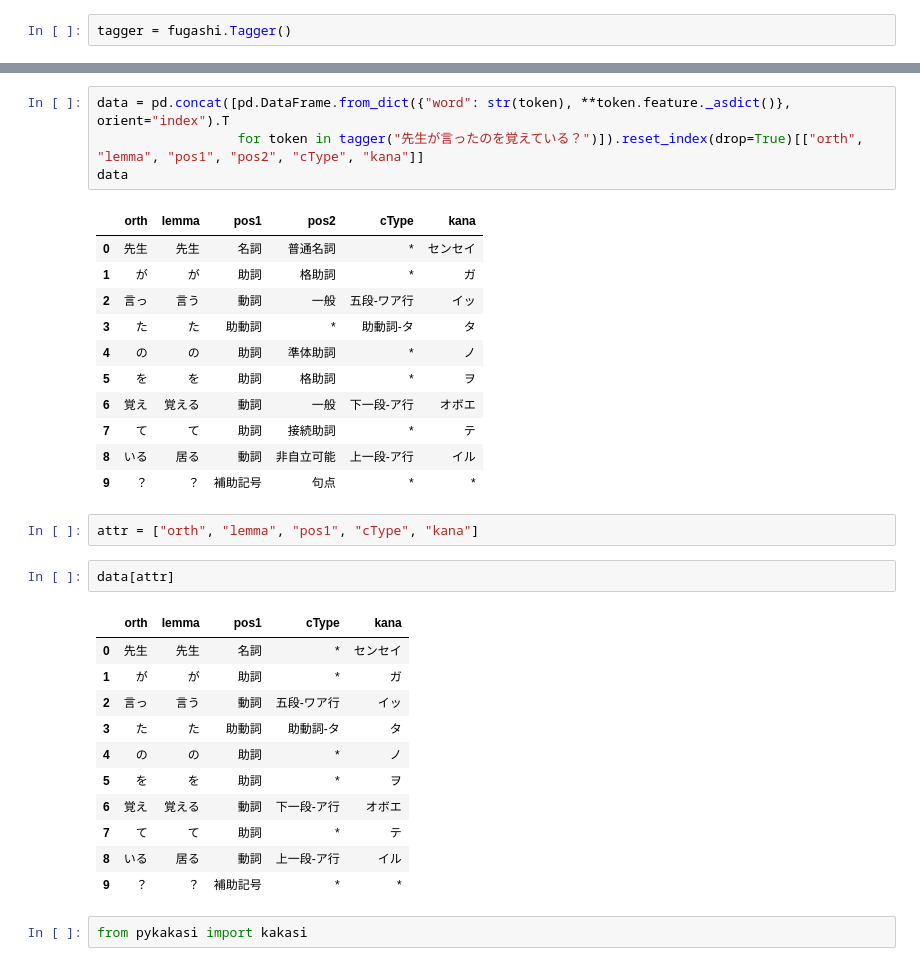
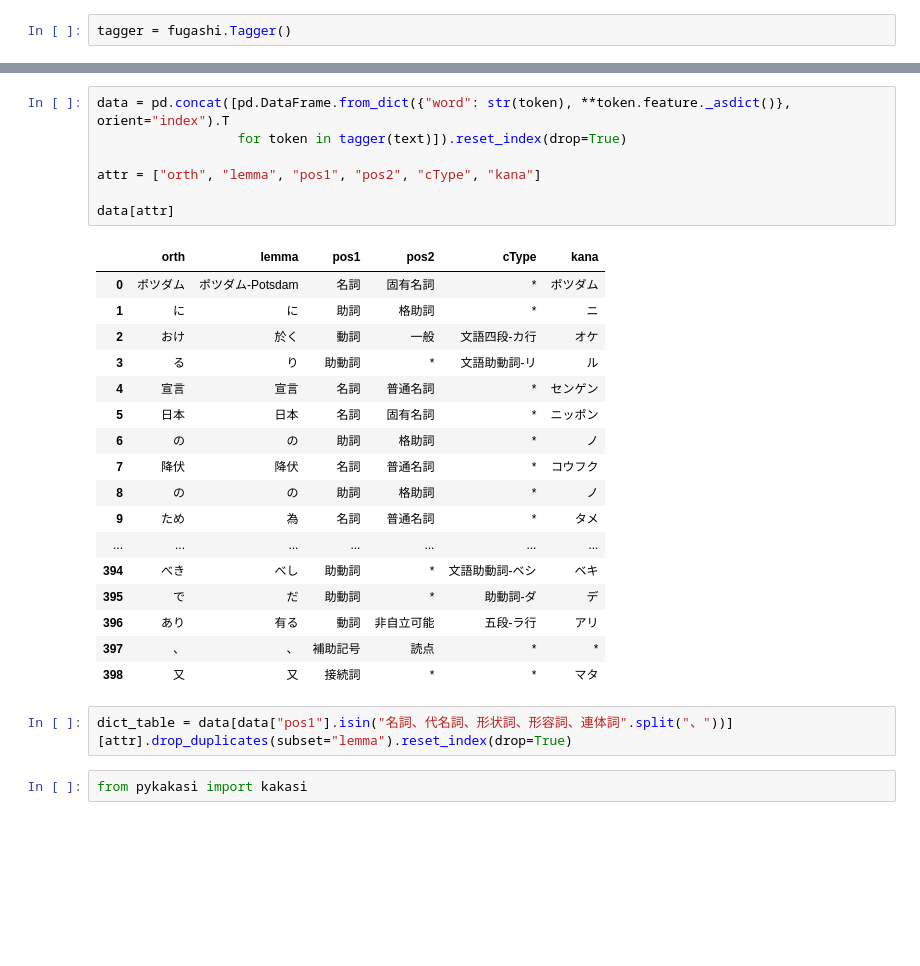
Before and after one commit to mrlovre/japp, a Jupyter notebook: extractor.ipynb, the cells around one changed output, grey strips where cells are left out. Cells and saved outputs as stored; diff of their text form; blank space fills up the shorter version.

```diff
--- a/extractor.ipynb
+++ b/extractor.ipynb
@@ -65,36 +58,31 @@ token.feature._asdict()
  'lemma_id': '25'}
 # %%
 data = pd.concat([pd.DataFrame.from_dict({"word": str(token), **token.feature._asdict()}, orient="index").T
-                  for token in tagger("先生が言ったのを覚えている？")]).reset_index(drop=True)[["orth", "lemma", "pos1", "pos2", "cType", "kana"]]
-data
+                  for token in tagger(text)]).reset_index(drop=True)
+
+attr = ["orth", "lemma", "pos1", "pos2", "cType", "kana"]
+
+data[attr]
 # %% [output]
 |  | orth | lemma | pos1 | pos2 | cType | kana |
-| 0 | 先生 | 先生 | 名詞 | 普通名詞 | * | センセイ |
-| 1 | が | が | 助詞 | 格助詞 | * | ガ |
-| 2 | 言っ | 言う | 動詞 | 一般 | 五段-ワア行 | イッ |
-| 3 | た | た | 助動詞 | * | 助動詞-タ | タ |
-| 4 | の | の | 助詞 | 準体助詞 | * | ノ |
-| 5 | を | を | 助詞 | 格助詞 | * | ヲ |
-| 6 | 覚え | 覚える | 動詞 | 一般 | 下一段-ア行 | オボエ |
-| 7 | て | て | 助詞 | 接続助詞 | * | テ |
-| 8 | いる | 居る | 動詞 | 非自立可能 | 上一段-ア行 | イル |
-| 9 | ？ | ？ | 補助記号 | 句点 | * | * |
+| 0 | ポツダム | ポツダム-Potsdam | 名詞 | 固有名詞 | * | ポツダム |
+| 1 | に | に | 助詞 | 格助詞 | * | ニ |
+| 2 | おけ | 於く | 動詞 | 一般 | 文語四段-カ行 | オケ |
+| 3 | る | り | 助動詞 | * | 文語助動詞-リ | ル |
+| 4 | 宣言 | 宣言 | 名詞 | 普通名詞 | * | センゲン |
+| 5 | 日本 | 日本 | 名詞 | 固有名詞 | * | ニッポン |
+| 6 | の | の | 助詞 | 格助詞 | * | ノ |
+| 7 | 降伏 | 降伏 | 名詞 | 普通名詞 | * | コウフク |
+| 8 | の | の | 助詞 | 格助詞 | * | ノ |
+| 9 | ため | 為 | 名詞 | 普通名詞 | * | タメ |
+| ... | ... | ... | ... | ... | ... | ... |
+| 394 | べき | べし | 助動詞 | * | 文語助動詞-ベシ | ベキ |
+| 395 | で | だ | 助動詞 | * | 助動詞-ダ | デ |
+| 396 | あり | 有る | 動詞 | 非自立可能 | 五段-ラ行 | アリ |
+| 397 | 、 | 、 | 補助記号 | 読点 | * | * |
+| 398 | 又 | 又 | 接続詞 | * | * | マタ |
-# %%
-attr = ["orth", "lemma", "pos1", "cType", "kana"]
-# %%
-data[attr]
-# %% [output]
-|  | orth | lemma | pos1 | cType | kana |
-| 0 | 先生 | 先生 | 名詞 | * | センセイ |
-| 1 | が | が | 助詞 | * | ガ |
-| 2 | 言っ | 言う | 動詞 | 五段-ワア行 | イッ |
-| 3 | た | た | 助動詞 | 助動詞-タ | タ |
-| 4 | の | の | 助詞 | * | ノ |
-| 5 | を | を | 助詞 | * | ヲ |
-| 6 | 覚え | 覚える | 動詞 | 下一段-ア行 | オボエ |
-| 7 | て | て | 助詞 | * | テ |
-| 8 | いる | 居る | 動詞 | 上一段-ア行 | イル |
-| 9 | ？ | ？ | 補助記号 | * | * |
+# %%
+dict_table = data[data["pos1"].isin("名詞、代名詞、形状詞、形容詞、連体詞".split("、"))][attr].drop_duplicates(subset="lemma").reset_index(drop=True)
 # %%
 from pykakasi import kakasi
 # %%
```
Also changed, not shown: parts of 8 cells of this notebook, 5 other files.
